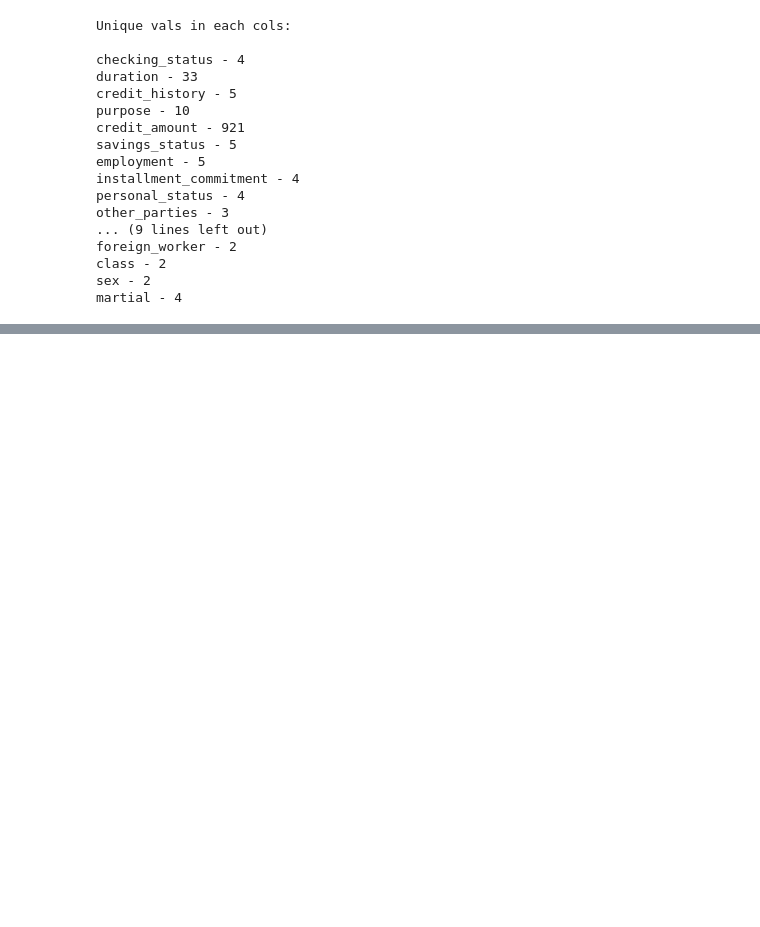
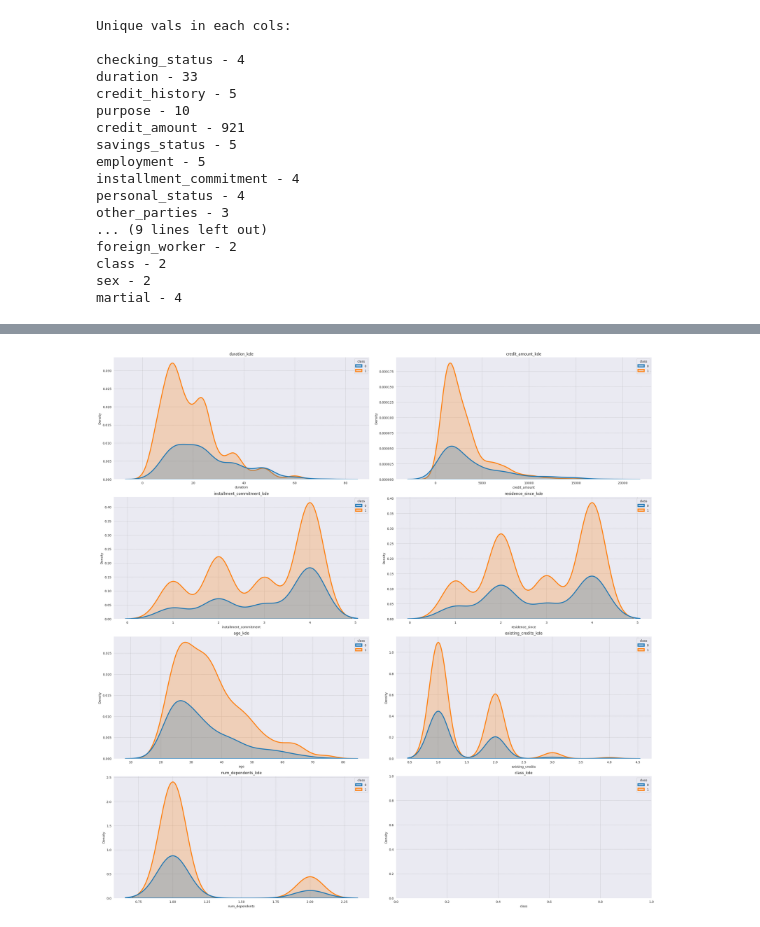
Before and after one commit to pwislowski/credit-risk-analysis, a Jupyter notebook: nbs/analysis.ipynb, the cells around one changed output, grey strips where cells are left out. Cells and saved outputs as stored; diff of their text form; code cells hidden in the pictures; blank space fills up the shorter version.

```diff
--- a/nbs/analysis.ipynb
+++ b/nbs/analysis.ipynb
@@ -127,0 +153,12 @@ sns.pairplot(numeric_cols)
+# %%
+# numerical visualization
+numeric_cols = DF.select_dtypes(include=['float64', 'int64'])
+
+plt.figure(**dict(figsize = (25, 25), layout = 'constrained'))
+
+for [i, c] in enumerate(numeric_cols.columns):
+    plt.subplot(4, 2, i+1)
+    sns.kdeplot(**dict(data = numeric_cols, x=c, hue='class', linewidth = 3, shade= True))
+    plt.title(f'{c}_kde')
+# %% [output]
+[figure, added]
```
Also changed, not shown: parts of 23 cells of this notebook, 2 other files.
